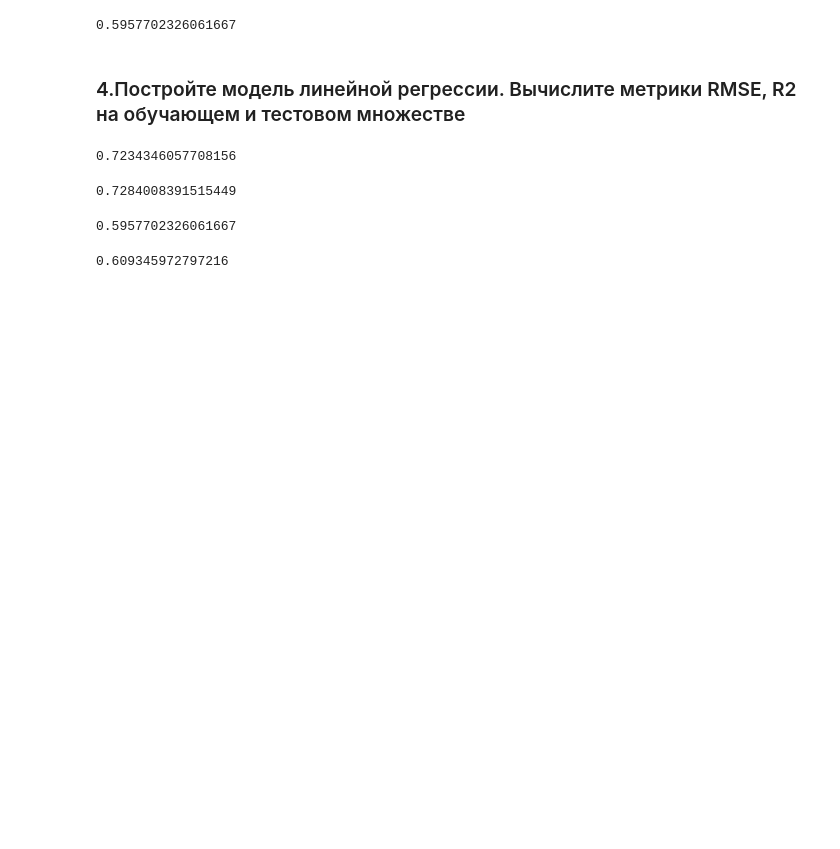
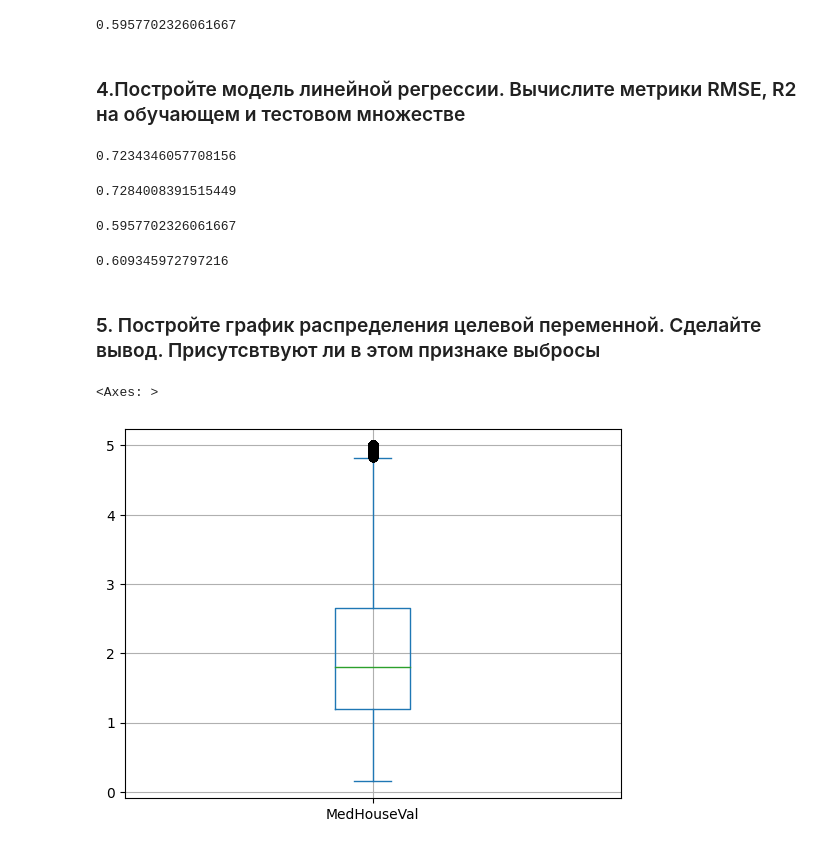
Before and after one commit to dr-Elan/MLHW, a Jupyter notebook: Работа с переменными.ipynb, the cells around one changed output. Saved outputs shown, nothing was run; the diff lists cells and outputs as text; code cells hidden in the pictures; blank space fills up the shorter version.

```diff
--- a/Работа с переменными.ipynb
+++ b/Работа с переменными.ipynb
@@ -120,3 +120,10 @@ model.score(X_test,y_test)
 model.score(X_train,y_train)
 # %% [output]
 0.609345972797216
+# %% [markdown]
+### 5. Постройте график распределения целевой переменной. Сделайте вывод. Присутсвтвуют ли в этом признаке выбросы
+# %%
+df['MedHouseVal'].plot(kind='box',grid = True)
+# %% [output]
+<Axes: >
+[figure, added]
```
Also changed, not shown: parts of 45 cells of this notebook.
